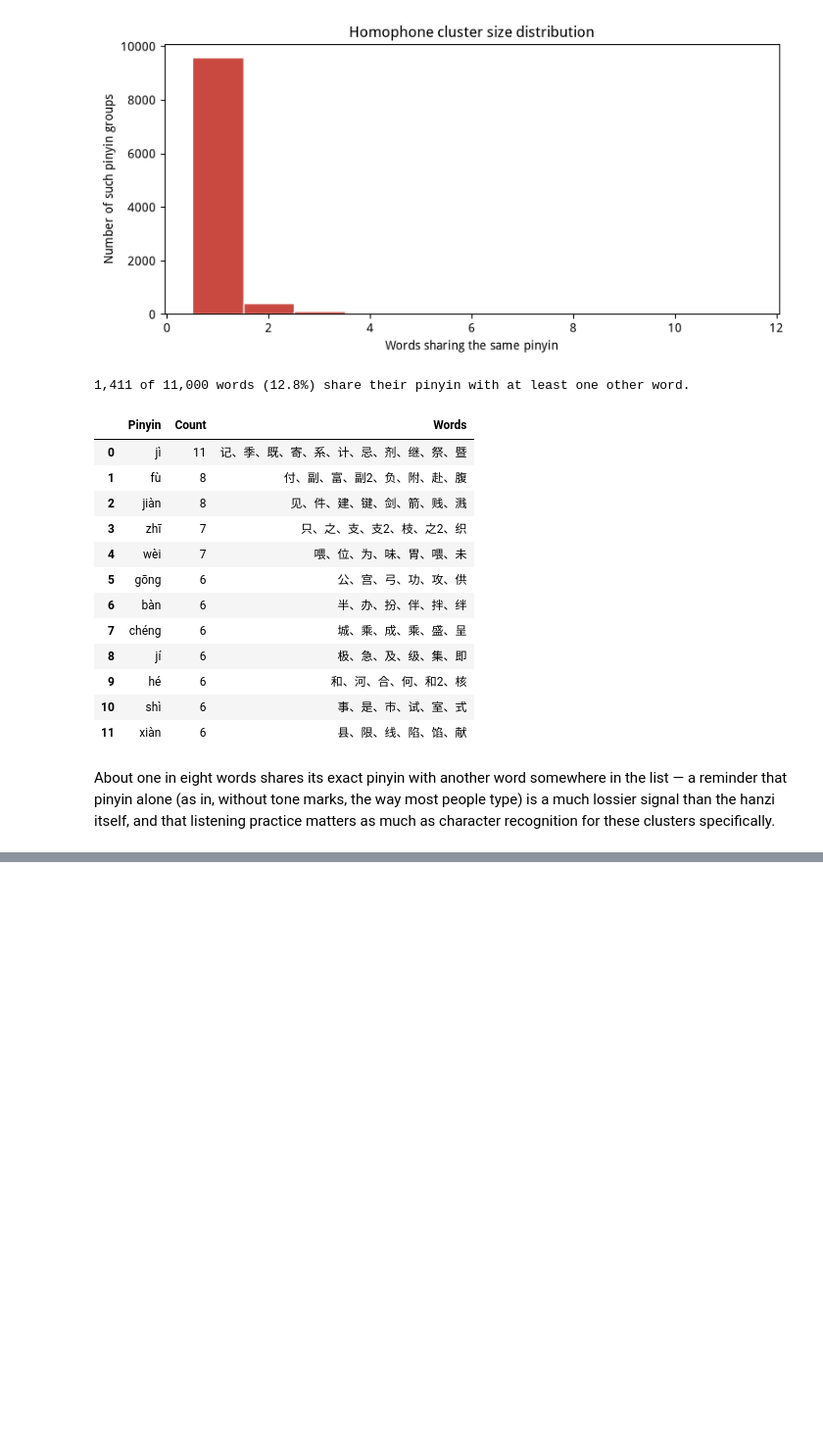
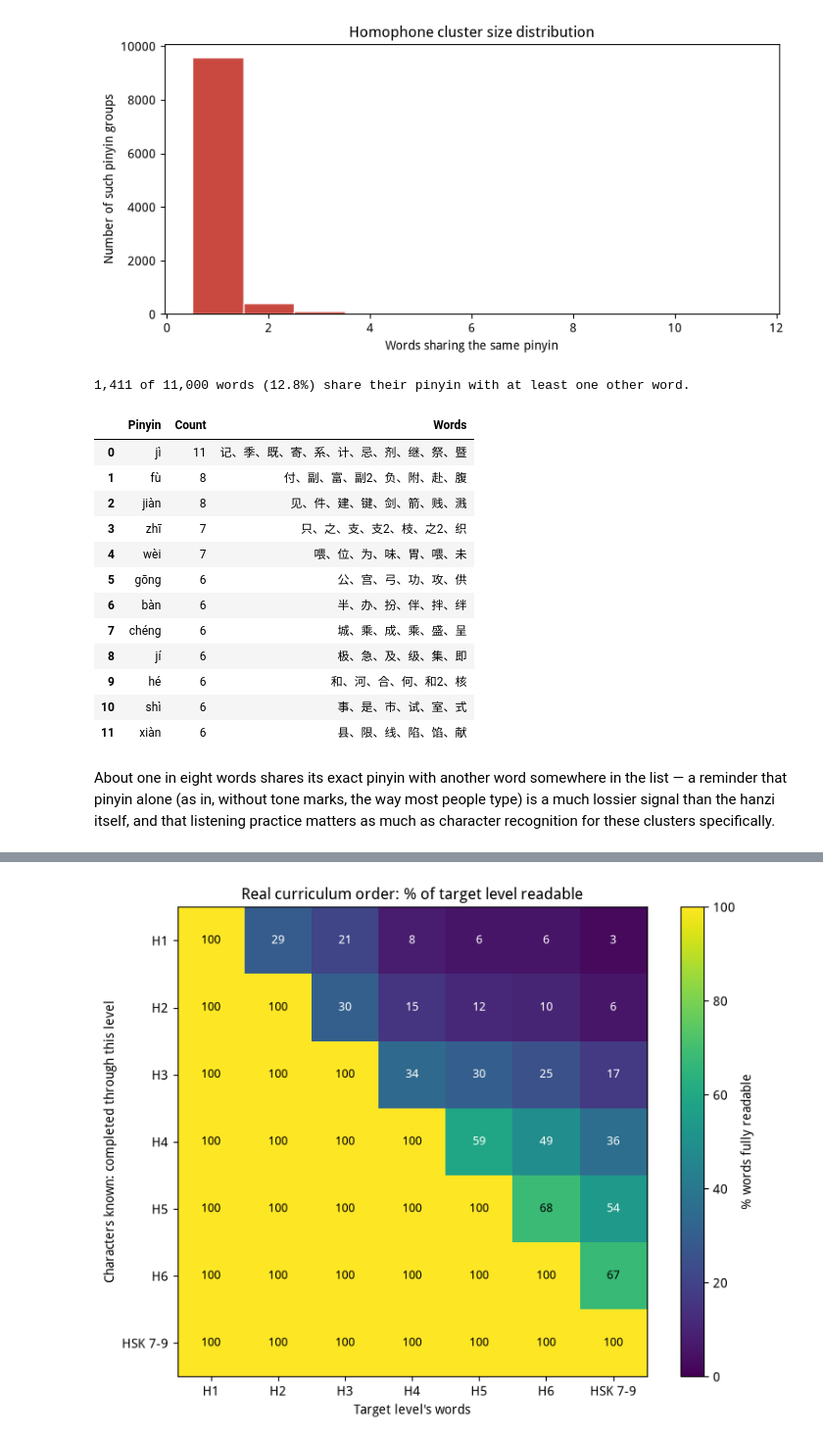
Before and after one commit to nguyenlog205/self-chinese-hsk-vocabulary, a Jupyter notebook: notebooks/analysis.ipynb, the cells around one changed output, grey strips where cells are left out. Shown at 98% size. Saved outputs shown, nothing was run; the diff lists cells and outputs as text; code cells hidden in the pictures; blank space fills up the shorter version.

```diff
--- a/notebooks/analysis.ipynb
+++ b/notebooks/analysis.ipynb
@@ -496,0 +563,13 @@ recognition for these clusters specifically.
+# %%
+checkpoints = [100, 300, 500, 1000, 1500, 2000, 2500, 3087]
+summary_rows = []
+for n in checkpoints:
+    known = set(ranked_chars[:n])
+    row = {"Characters known": n, "Overall": round(word_coverage(known, word_chars), 1)}
+    for lvl in level_order:
+        row[lvl] = round(word_coverage(known, level_word_chars[lvl]), 1)
+    for name in TIERS:
+        row[name] = round(word_coverage(known, tier_word_chars[name]), 1)
+    summary_rows.append(row)
+
+pd.DataFrame(summary_rows).set_index("Characters known")
@@ -496,0 +606,12 @@ recognition for these clusters specifically.
+# %%
+cumulative_known = set()
+matrix_rows = []
+for completed_lvl in level_order:
+    cumulative_known |= set().union(*level_word_chars[completed_lvl]) if level_word_chars[completed_lvl] else set()
+    row = {"Completed through": completed_lvl, "Overall": round(word_coverage(cumulative_known, word_chars), 1)}
+    for target_lvl in level_order:
+        row[target_lvl] = round(word_coverage(cumulative_known, level_word_chars[target_lvl]), 1)
+    matrix_rows.append(row)
+
+readability_matrix = pd.DataFrame(matrix_rows).set_index("Completed through")
+readability_matrix
@@ -496,0 +628,20 @@ recognition for these clusters specifically.
+# %%
+fig, ax = plt.subplots(figsize=(8, 6))
+data = readability_matrix[level_order].values
+im = ax.imshow(data, cmap="viridis", vmin=0, vmax=100)
+ax.set_xticks(range(len(level_order)))
+ax.set_xticklabels(level_order)
+ax.set_yticks(range(len(level_order)))
+ax.set_yticklabels(level_order)
+ax.set_xlabel("Target level's words")
+ax.set_ylabel("Characters known: completed through this level")
+ax.set_title("Real curriculum order: % of target level readable")
+for i in range(len(level_order)):
+    for j in range(len(level_order)):
+        val = data[i, j]
+        ax.text(j, i, f"{val:.0f}", ha="center", va="center", color="white" if val < 60 else "black", fontsize=9)
+fig.colorbar(im, ax=ax, label="% words fully readable")
+plt.tight_layout()
+plt.show()
+# %% [output]
+[figure, added]
```
Also changed, not shown: parts of 17 cells of this notebook.
